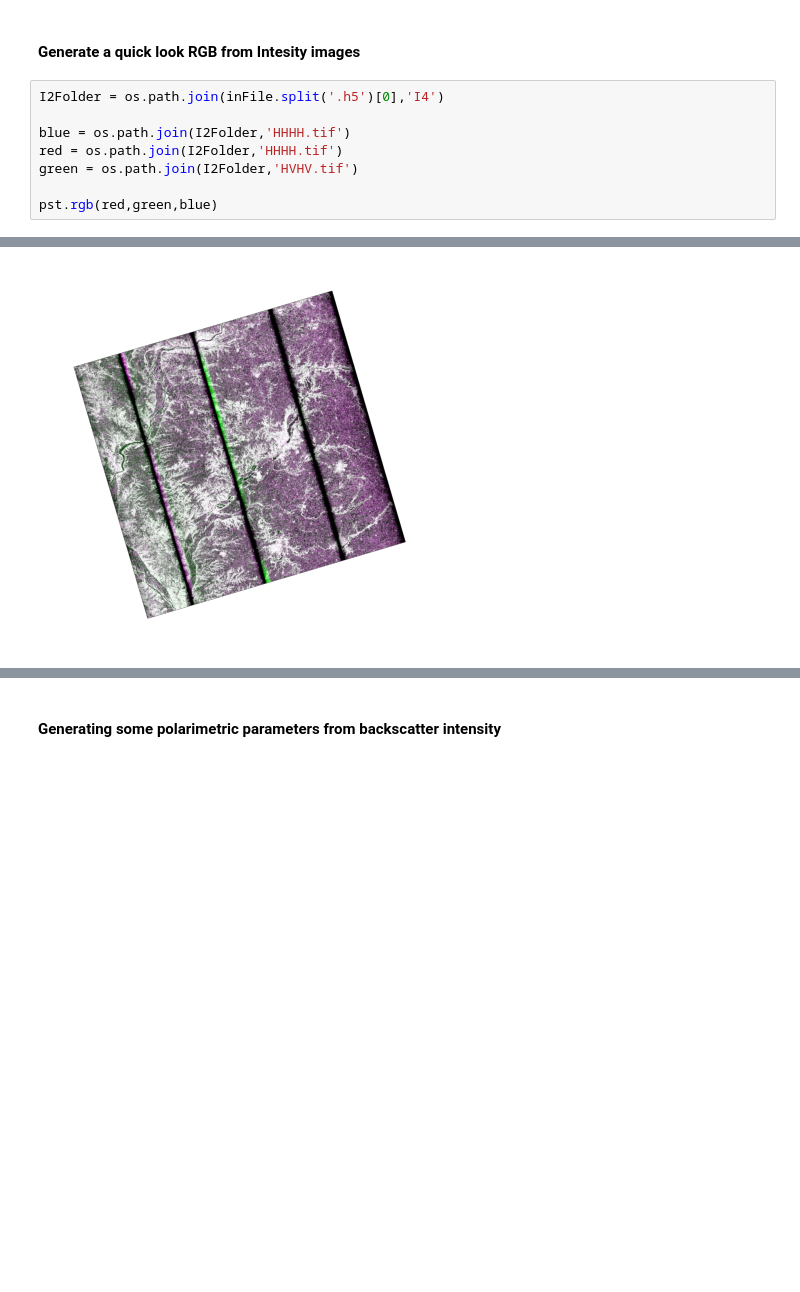
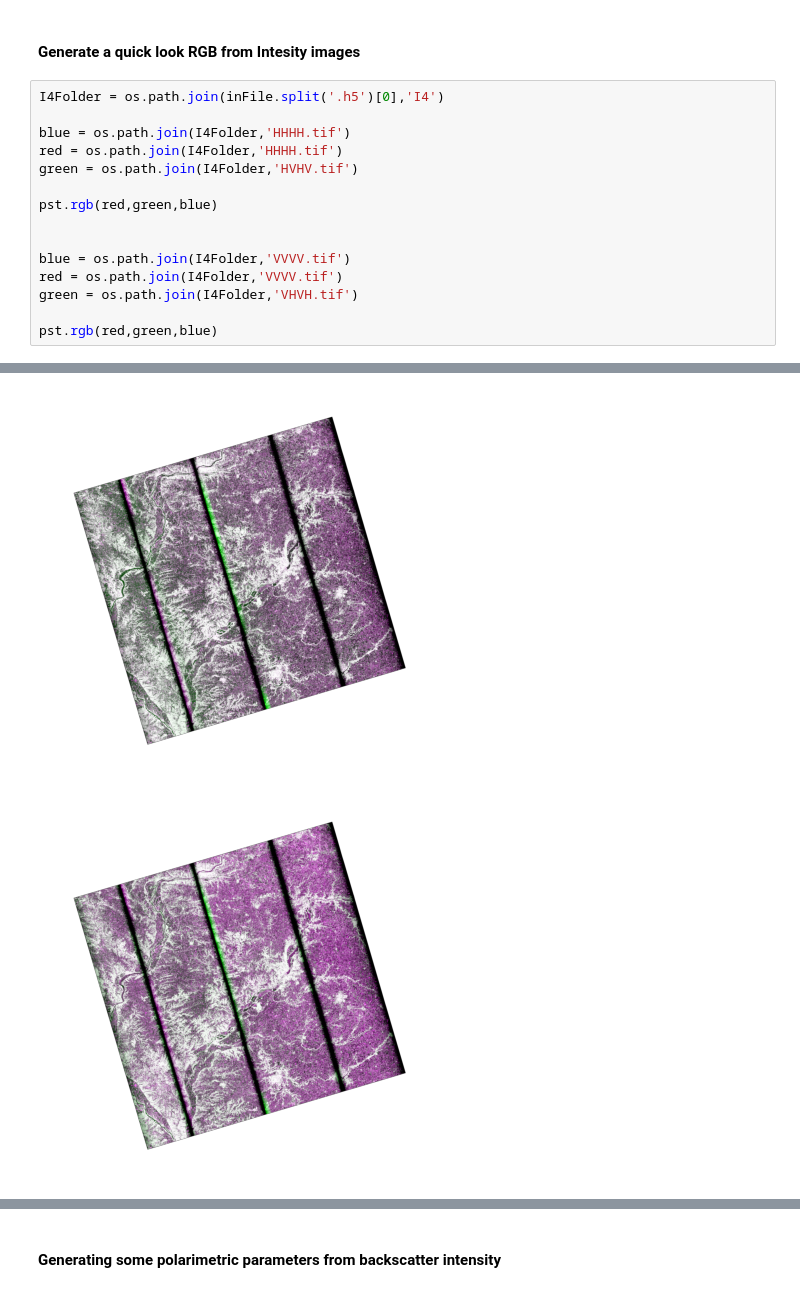
Before and after one commit to polsartools/polsartools-tutorials, a Jupyter notebook: jupyter-notebooks/NISAR_GCOV_Full_pol.ipynb, the cells around one changed output, grey strips where cells are left out. Saved outputs shown, nothing was run; the diff lists cells and outputs as text; blank space fills up the shorter version.

```diff
--- a/jupyter-notebooks/NISAR_GCOV_Full_pol.ipynb
+++ b/jupyter-notebooks/NISAR_GCOV_Full_pol.ipynb
@@ -135,11 +140,18 @@ Execution time for import_nisar_gcov: 16.00 seconds
 # %% [markdown]
 #### Generate a quick look RGB from Intesity images
 # %%
-I2Folder = os.path.join(inFile.split('.h5')[0],'I4')
+I4Folder = os.path.join(inFile.split('.h5')[0],'I4')
 
-blue = os.path.join(I2Folder,'HHHH.tif')
-red = os.path.join(I2Folder,'HHHH.tif')
-green = os.path.join(I2Folder,'HVHV.tif')
+blue = os.path.join(I4Folder,'HHHH.tif')
+red = os.path.join(I4Folder,'HHHH.tif')
+green = os.path.join(I4Folder,'HVHV.tif')
 
 pst.rgb(red,green,blue)
+
+
+blue = os.path.join(I4Folder,'VVVV.tif')
+red = os.path.join(I4Folder,'VVVV.tif')
+green = os.path.join(I4Folder,'VHVH.tif')
+
+pst.rgb(red,green,blue)
 # %% [output]
@@ -148 +162,2 @@ Execution time for rgb: 2.00 seconds
 [figure]
+[figure, added]
```
Also changed, not shown: parts of 10 cells of this notebook, 1 other file.
